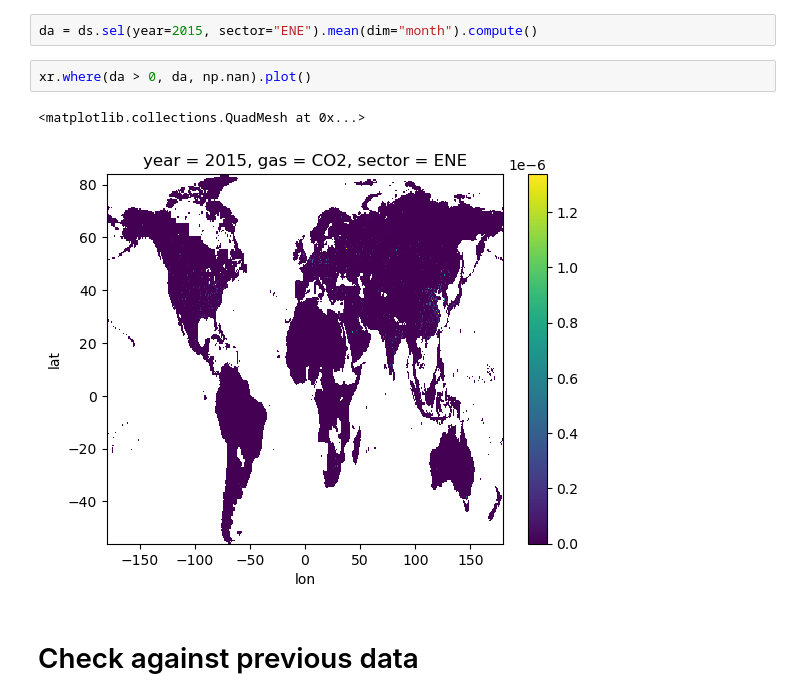
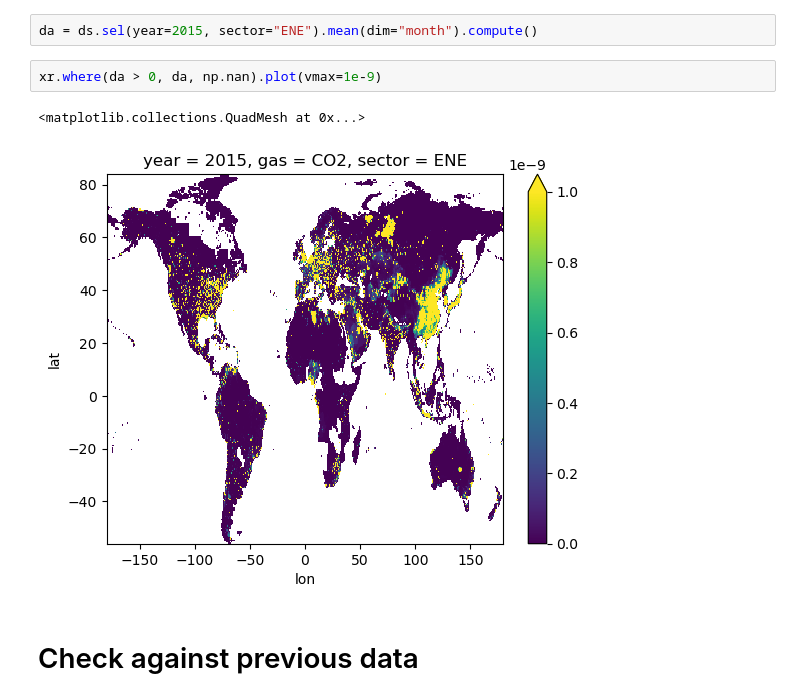
Before and after one commit to iiasa/aneris, a Jupyter notebook: notebooks/grid.ipynb, the cells around one changed output. Drawn from its saved outputs; the diff is of its cells as text.

Commit message:
add plots in notebook

```diff
--- a/notebooks/grid.ipynb
+++ b/notebooks/grid.ipynb
@@ -100,10 +100,10 @@ Attributes: (0)
 # %%
 da = ds.sel(year=2015, sector="ENE").mean(dim="month").compute()
 # %%
-xr.where(da > 0, da, np.nan).plot()
+xr.where(da > 0, da, np.nan).plot(vmax=1e-9)
 # %% [output]
 <matplotlib.collections.QuadMesh at 0x...>
-[figure, old version]
+[figure, new version]
 # %% [markdown]
 # Check against previous data
 # %%
```
Also changed, not shown: parts of 1 cell of this notebook.
